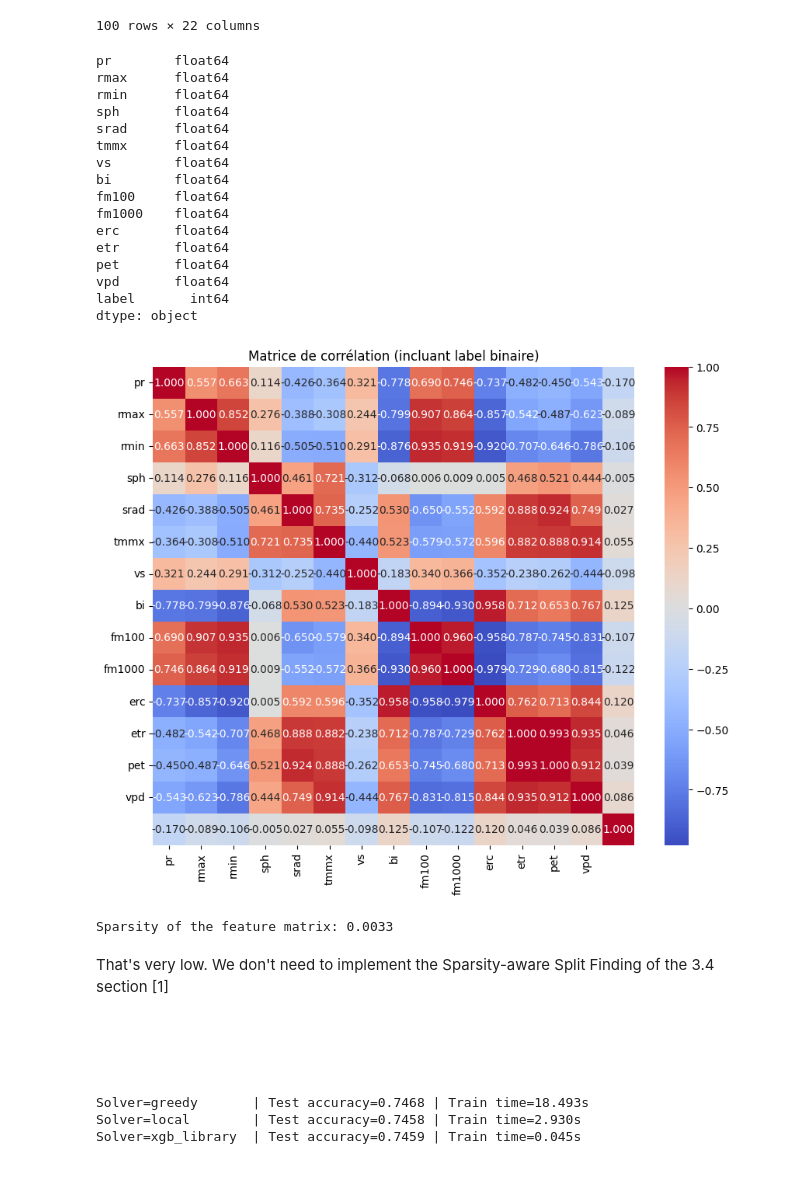
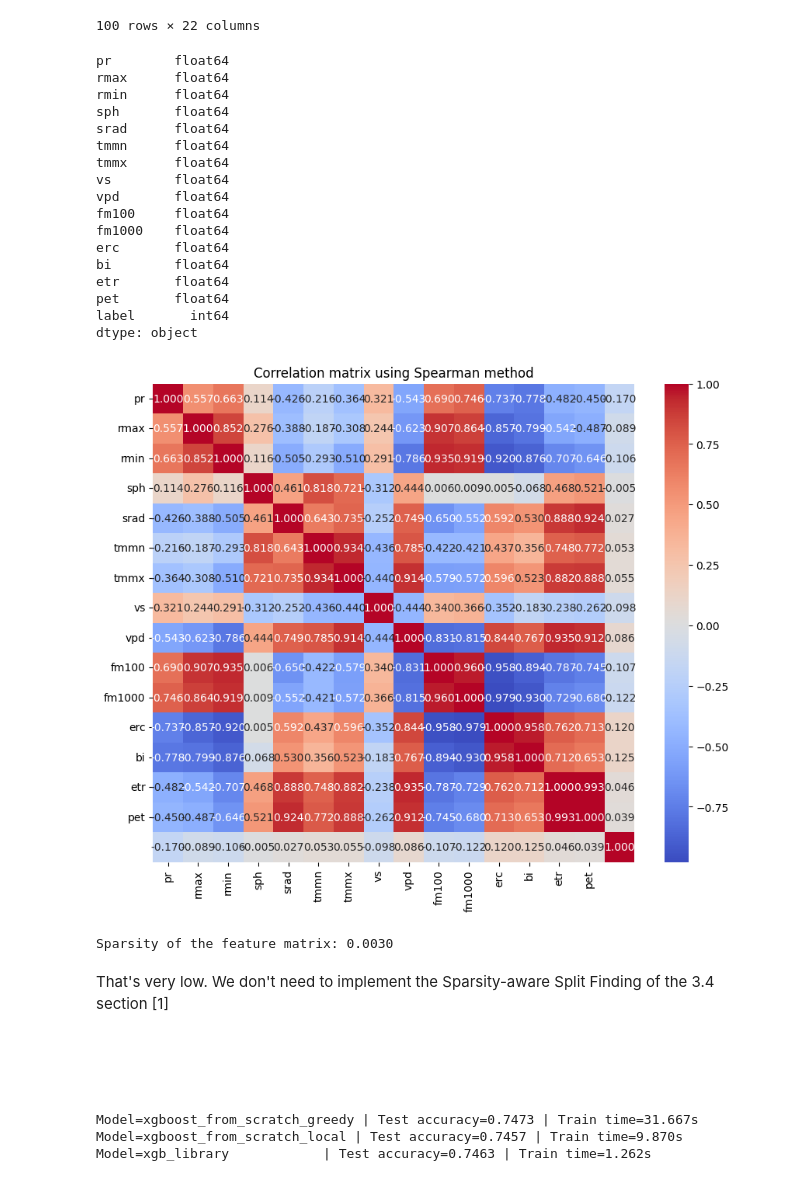
Before and after one commit to GabinSmt/Advanced-Machine-Learning-Project-Wild-fire-, a Jupyter notebook: use_case.ipynb, the cells around one changed output. Saved outputs shown, nothing was run; the diff lists cells and outputs as text; code cells hidden in the pictures.

```diff
--- a/use_case.ipynb
+++ b/use_case.ipynb
@@ -97,45 +93,46 @@ df.head(100)
 | 99 | (np.float64(34.4305555991197), np... | 2015-05-24 | (0, 'No') | 34.430556 | -118.398056 | 0.245000 | 77.995000 | 27.768333 | 0.008440 | 342.136667 | ... |
 100 rows × 22 columns
 # %%
-features = ["pr","rmax","rmin","sph","srad","tmmx","vs","bi",
-            "fm100","fm1000","erc","etr","pet","vpd"]
+features = ["pr","rmax","rmin","sph","srad","tmmn","tmmx","vs","vpd",
+            "fm100","fm1000","erc","bi","etr","pet"]
 columns = features + ['label']
 # Nettoyer et convertir en float
 for col in columns:
     # Remplace la virgule par un point et supprime les espaces
     df[col] = df[col].astype(str).str.replace(',', '.').str.strip()
     df[col] = pd.to_numeric(df[col], errors='coerce')
 
 # Vérification rapide
 print(df[columns].dtypes)
 
 # Calcul de la corrélation
 corr = df[columns].corr(method='spearman')
 
 # Affichage de la heatmap
 plt.figure(figsize=(10,8))
 sns.heatmap(corr, annot=True, fmt='.3f', cmap='coolwarm',
             xticklabels=features, yticklabels=features)
-plt.title("Matrice de corrélation (incluant label binaire)")
+plt.title("Correlation matrix using Spearman method")
 plt.show()
 # %% [output]
 pr        float64
 rmax      float64
 rmin      float64
 sph       float64
 srad      float64
+tmmn      float64
 tmmx      float64
 vs        float64
-bi        float64
+vpd       float64
 fm100     float64
 fm1000    float64
 erc       float64
+bi        float64
 etr       float64
 pet       float64
-vpd       float64
 label       int64
 dtype: object
-[figure, old version]
+[figure, new version]
 # %%
 X = df[features]
 #Sparsity check
@@ -144,7 +141,7 @@ nan = X.isna()
 sparsity = (zero | nan).mean().mean()
 print(f"Sparsity of the feature matrix: {sparsity:.4f}")
 # %% [output]
-Sparsity of the feature matrix: 0.0033
+Sparsity of the feature matrix: 0.0030
 # %% [markdown]
 That's very low. We don't need to implement the Sparsity-aware Split Finding of the 3.4 section [1]
 
@@ -186,6 +183,7 @@ for solver in solvers:
         model.fit(X_train, y_train)
         elapsed = time.time() - t0
         probas = model.predict_proba(X_test)[:, 1]
+        model = solver
     else:
         model = XGBoostClassifier()
         t0 = time.time()
@@ -201,13 +199,15 @@ for solver in solvers:
                   eps=0.1)
         elapsed = time.time() - t0
         probas = model.predict_proba(X_test)
+        model = "xgboost_from_scratch_" + solver
     preds = (probas > 0.5).astype(int)
     acc = (preds == y_test).mean()
-    results.append((solver, acc, elapsed))
 
-for solver, acc, elapsed in results:
-    print(f"Solver={solver:12s} | Test accuracy={acc:.4f} | Train time={elapsed:.3f}s")
+    results.append((model, acc, elapsed))
+
+for model, acc, elapsed in results:
+    print(f"Model={model:22s} | Test accuracy={acc:.4f} | Train time={elapsed:.3f}s")
 # %% [output]
-Solver=greedy       | Test accuracy=0.7468 | Train time=18.493s
-Solver=local        | Test accuracy=0.7458 | Train time=2.930s
-Solver=xgb_library  | Test accuracy=0.7459 | Train time=0.045s
+Model=xgboost_from_scratch_greedy | Test accuracy=0.7473 | Train time=31.667s
+Model=xgboost_from_scratch_local | Test accuracy=0.7457 | Train time=9.870s
+Model=xgb_library            | Test accuracy=0.7463 | Train time=1.262s
```
Also changed, not shown: parts of 1 cell of this notebook, 1 other file.
